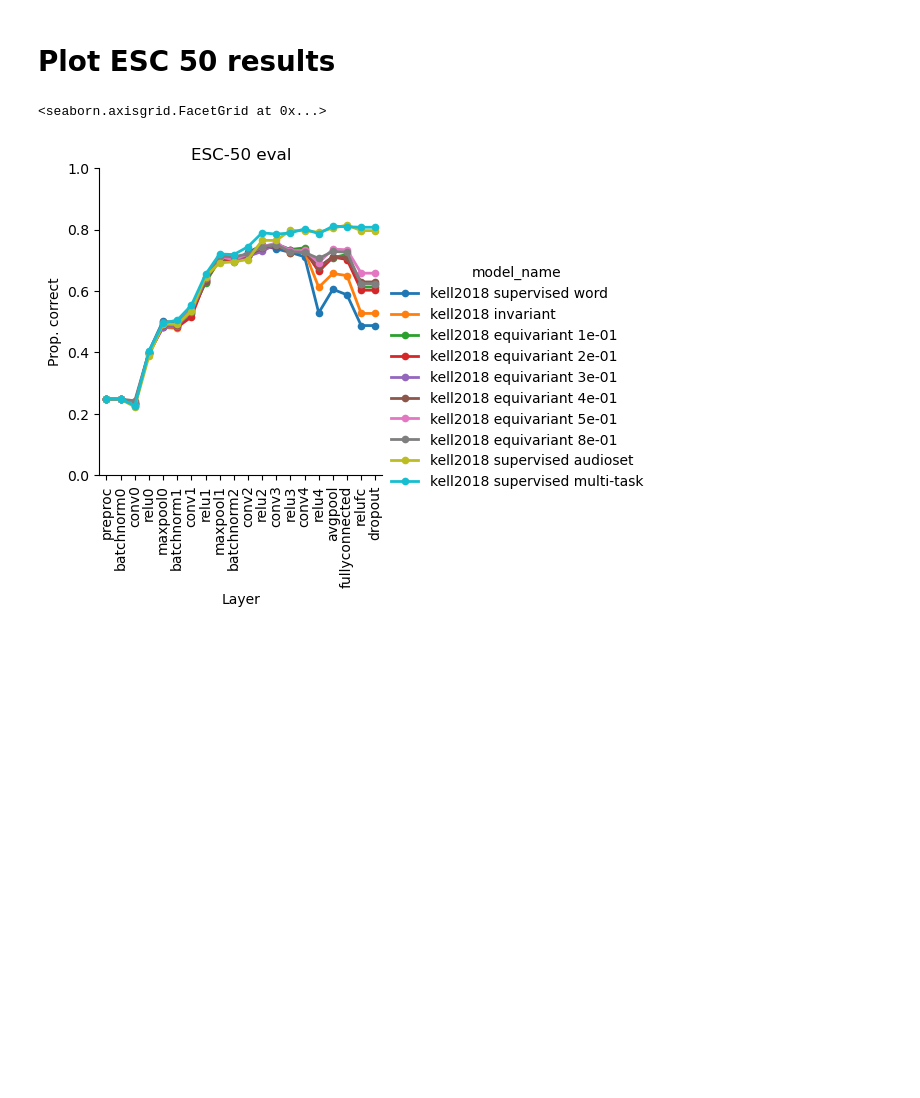
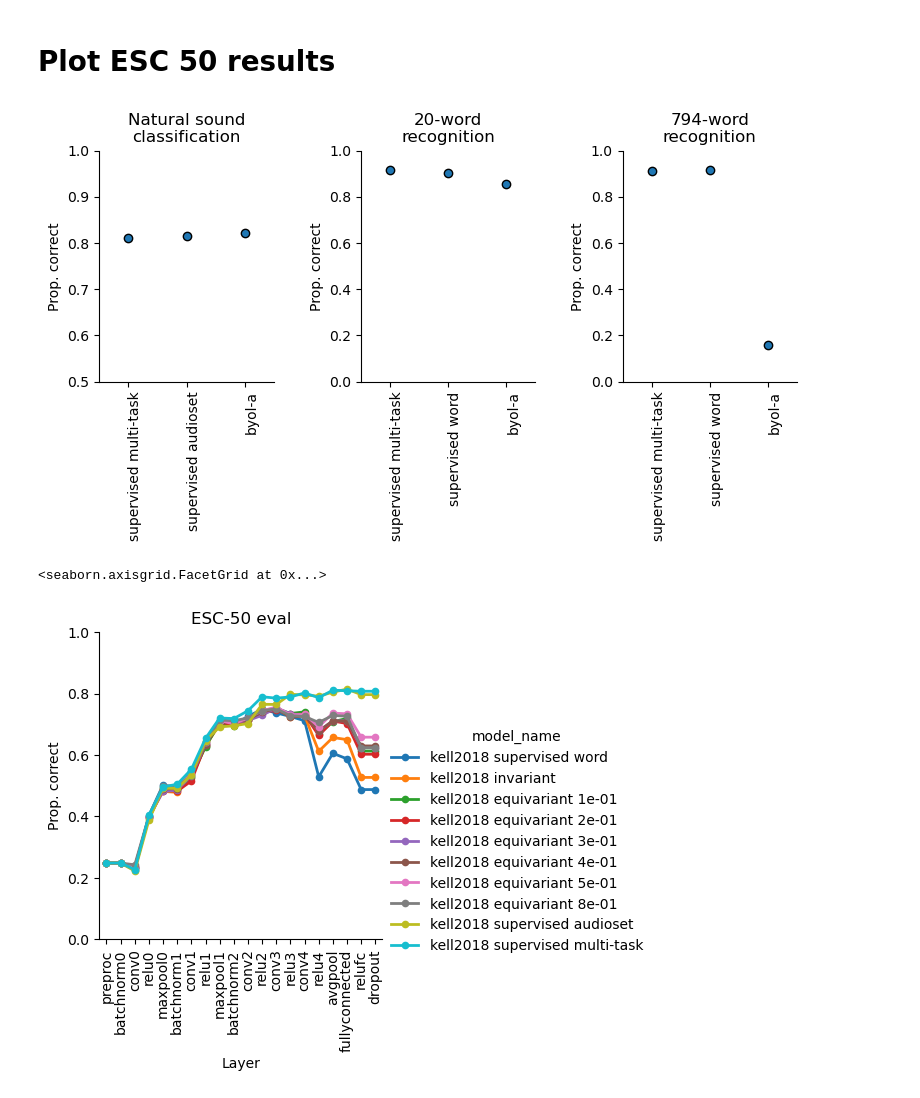
Before and after one commit to Feather-Lab/audio-ssl, a Jupyter notebook: notebooks/summarize_invar_v_equivar.ipynb, the cells around one changed output. Cells and saved outputs as stored; diff of their text form; code cells hidden in the pictures; blank space fills up the shorter version.

```diff
--- a/notebooks/summarize_invar_v_equivar.ipynb
+++ b/notebooks/summarize_invar_v_equivar.ipynb
@@ -285,4 +456,104 @@ df.head()
 # %% [markdown]
 # Plot ESC 50 results
+# %%
+model_order = ['kell2018 supervised multi-task',
+              'kell2018 supervised word',
+              'kell2018 supervised audioset',
+              'byol-a']
+
+fig, axs = plt.subplots(1,3, figsize=(9,3))
+
+to_plot  = df[df.model_name.str.contains('supervised|byol')].copy()
+
+
+esc_50_to_plot = to_plot.sort_values('overall_acc', ascending=False).drop_duplicates('model_name')
+model_order = ['kell2018 supervised multi-task',
+            #   'kell2018 supervised word',
+              'kell2018 supervised audioset',
+              'byol-a']
+model_name_list = [name.replace('kell2018 ', '') for name in model_order]
+
+esc_50_to_plot = esc_50_to_plot[esc_50_to_plot.model_name.isin(model_order)]
+g = sns.pointplot(data=esc_50_to_plot,
+                order=model_order,
+                x='model_name',
+                y='overall_acc',
+                # col='arch_class',
+                # hue="model_name",
+                # hue_order=hue_order,
+                # height=4,
+                ax = axs[0],
+                mec='k',
+                mew=1,
+                lw=0,
+                ms=6
+                )
+
+g.set_xticklabels(labels=model_name_list, rotation=90, ha='right', rotation_mode='anchor')
+g.set(ylim=(0.5, 1), title="Natural sound\nclassification", ylabel='Prop. correct', xlabel='')
+sns.despine()
+
+
+sc_to_plot = speech_commands_df[(~speech_commands_df.word_top1_mean.isna())].dropna(axis=1).copy().reset_index(drop=True)
+
+sc_to_plot = sc_to_plot.sort_values('word_top1_mean', ascending=False).drop_duplicates('model_name')
+model_order = ['kell2018 supervised multi-task',
+              'kell2018 supervised word',
+            #   'kell2018 supervised audioset',
+              'byol-a']
+model_name_list = [name.replace('kell2018 ', '') for name in model_order]
+
+sc_to_plot = sc_to_plot[sc_to_plot.model_name.isin(model_order)]
+g = sns.pointplot(data=sc_to_plot,
+                order=model_order,
+                x='model_name',
+                y='word_top1_mean',
+                # col='arch_class',
+                # hue="model_name",
+                # hue_order=hue_order,
+                # height=4,
+                ax = axs[1],
+                mec='k',
+                mew=1,
+                lw=0,
+                ms=6
+                )
+
+g.set_xticklabels(labels=model_name_list, rotation=90, ha='right', rotation_mode='anchor')
+g.set(ylim=(0, 1), title="20-word\nrecognition", ylabel='Prop. correct', xlabel='')
+
+word_to_plot = to_plot[(~df.word_top1_mean.isna())].dropna(axis=1).copy().reset_index(drop=True)
+
+word_to_plot = word_to_plot.sort_values('word_top1_mean', ascending=False).drop_duplicates('model_name')
+model_order = ['kell2018 supervised multi-task',
+              'kell2018 supervised word',
+            #   'kell2018 supervised audioset',
+              'byol-a']
+model_name_list = [name.replace('kell2018 ', '') for name in model_order]
+
+word_to_plot = word_to_plot[word_to_plot.model_name.isin(model_order)]
+g = sns.pointplot(data=word_to_plot,
+                order=model_order,
+                x='model_name',
+                y='word_top1_mean',
+                # col='arch_class',
+                # hue="model_name",
+                # hue_order=hue_order,
+                # height=4,
+                ax = axs[2],
+                mec='k',
+                mew=1,
+                lw=0,
+                ms=6
+                )
+
+g.set_xticklabels(labels=model_name_list, rotation=90, ha='right', rotation_mode='anchor')
+g.set(ylim=(0, 1), title="794-word\nrecognition", ylabel='Prop. correct', xlabel='')
+sns.despine()
+
+plt.subplots_adjust(wspace=0.5)
+plt.savefig(outfig_dir/'byola_vs_sup.png', transparent=True,dpi=500,  bbox_inches='tight')
+# %% [output]
+[figure, added]
 # %%
 hue_order = [
```
Also changed, not shown: parts of 24 cells of this notebook, 10 other files.
